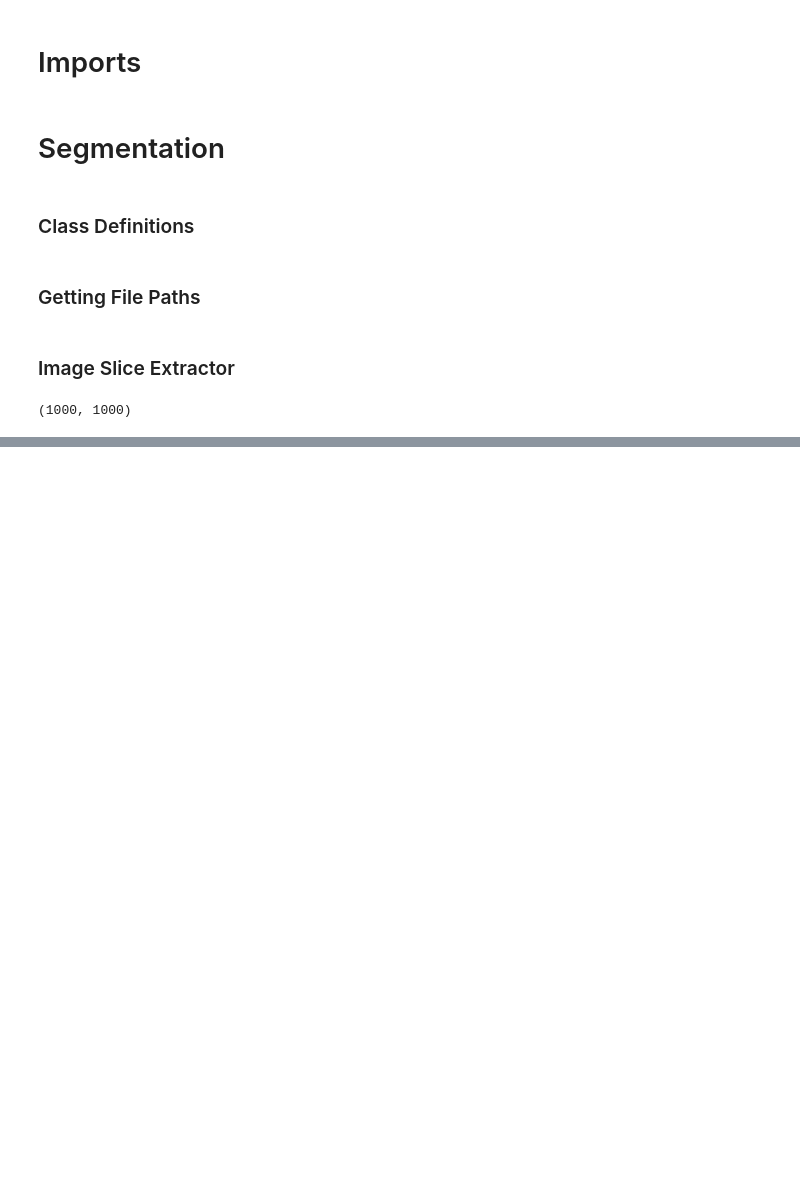
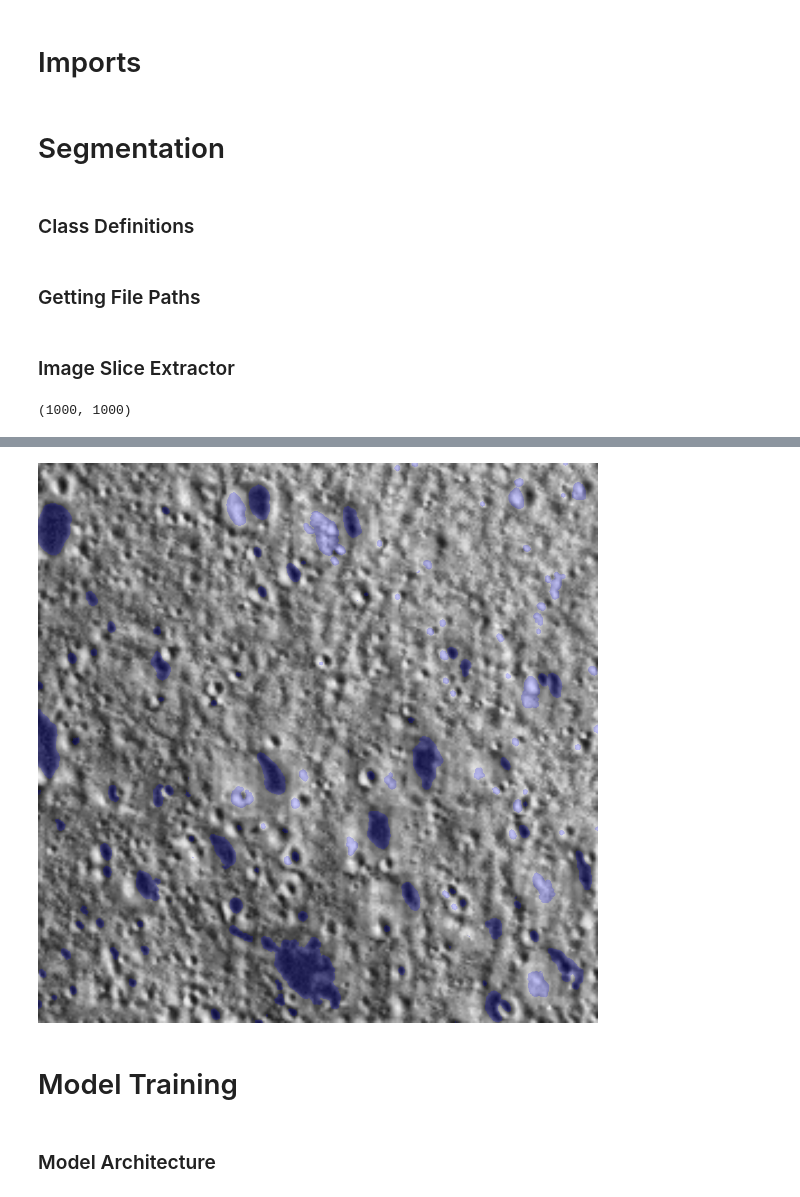
Before and after one commit to Ishan130803/Lunar-Crater-Segmentation, a Jupyter notebook: main.ipynb, the cells around one changed output, grey strips where cells are left out. Cells and saved outputs as stored; diff of their text form; code cells hidden in the pictures; blank space fills up the shorter version.

```diff
--- a/main.ipynb
+++ b/main.ipynb
@@ -295,0 +298,8 @@ Image.fromarray(image_slice)
+# %%
+Image.fromarray(Display.overlay_segmentation_mask(cv2.resize(clahe, (1000,1000)), segment_result, alpha=0.2))
+# %% [output]
+[figure, added]
+# %% [markdown]
+# Model Training
+# %% [markdown]
+### Model Architecture
```
Also changed, not shown: parts of 19 cells of this notebook.
